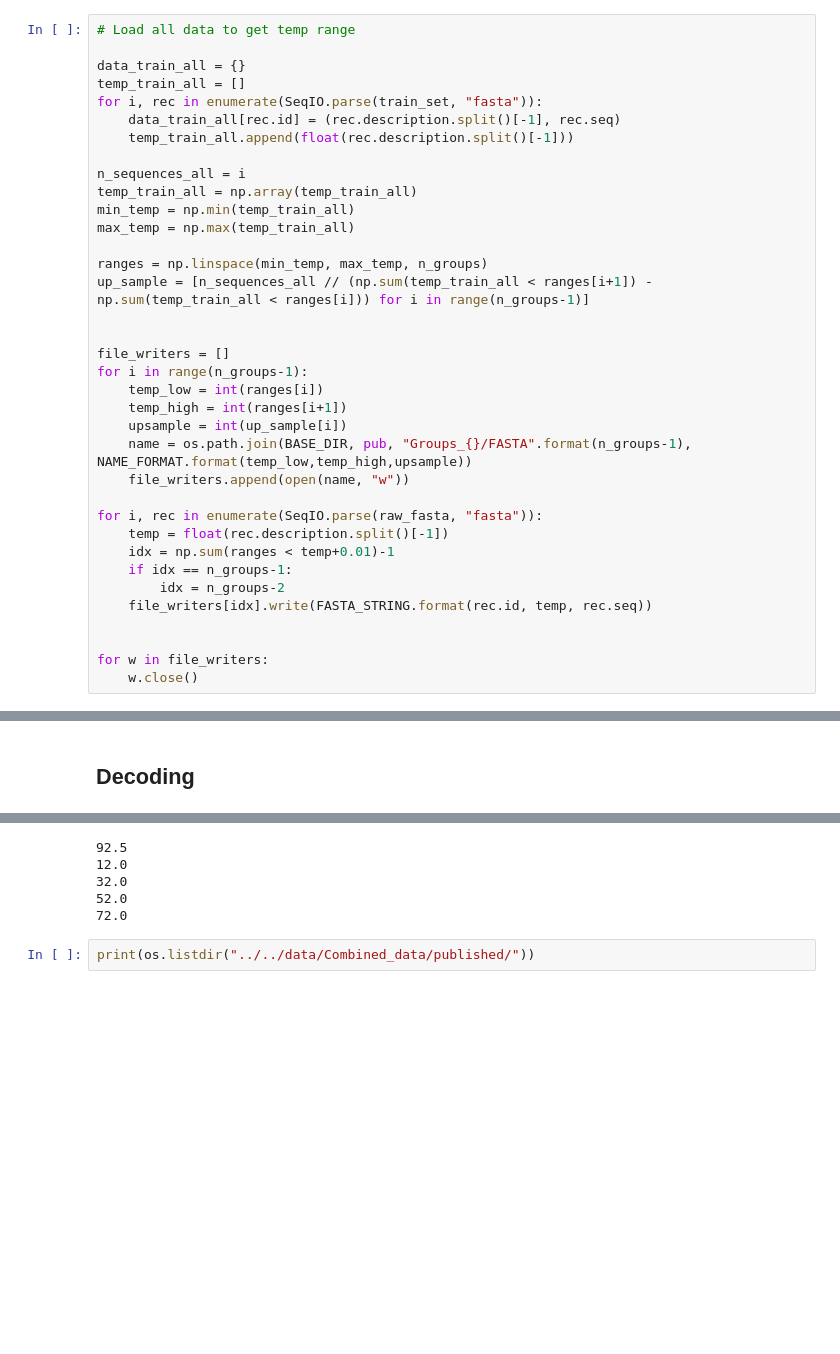
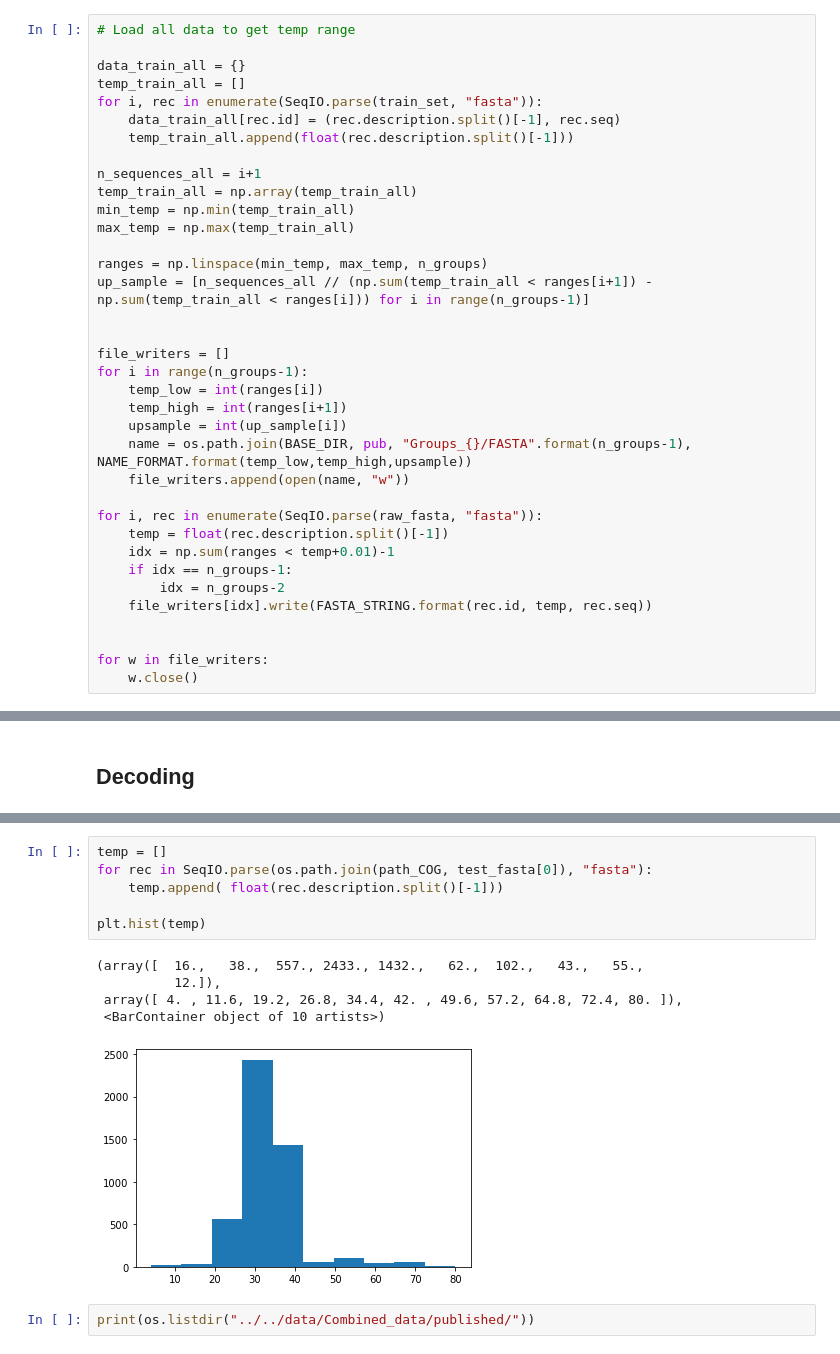
Before and after one commit to Umbriona/cycle_gan, a Jupyter notebook: scripts/Data_processing/mkdataset.ipynb, the cells around one changed output, grey strips where cells are left out. Cells and saved outputs as stored; diff of their text form; blank space fills up the shorter version.

```diff
--- a/scripts/Data_processing/mkdataset.ipynb
+++ b/scripts/Data_processing/mkdataset.ipynb
@@ -60,7 +60,7 @@ for i, rec in enumerate(SeqIO.parse(train_set, "fasta")):
     data_train_all[rec.id] = (rec.description.split()[-1], rec.seq)
     temp_train_all.append(float(rec.description.split()[-1]))
 
-n_sequences_all = i
+n_sequences_all = i+1
 temp_train_all = np.array(temp_train_all)
 min_temp = np.min(temp_train_all)
 max_temp = np.max(temp_train_all)
@@ -448,10 +520,15 @@ tf.Tensor(
 # %%
+temp = []
+for rec in SeqIO.parse(os.path.join(path_COG, test_fasta[0]), "fasta"):
+    temp.append( float(rec.description.split()[-1]))
+
+plt.hist(temp)
 # %% [output]
-92.5
-12.0
-32.0
-52.0
-72.0
+(array([  16.,   38.,  557., 2433., 1432.,   62.,  102.,   43.,   55.,
+          12.]),
+ array([ 4. , 11.6, 19.2, 26.8, 34.4, 42. , 49.6, 57.2, 64.8, 72.4, 80. ]),
+ <BarContainer object of 10 artists>)
+[figure, added]
 # %%
 print(os.listdir("../../data/Combined_data/published/"))
 # %% [output]
```
Also changed, not shown: parts of 6 cells of this notebook, 3 other files.
